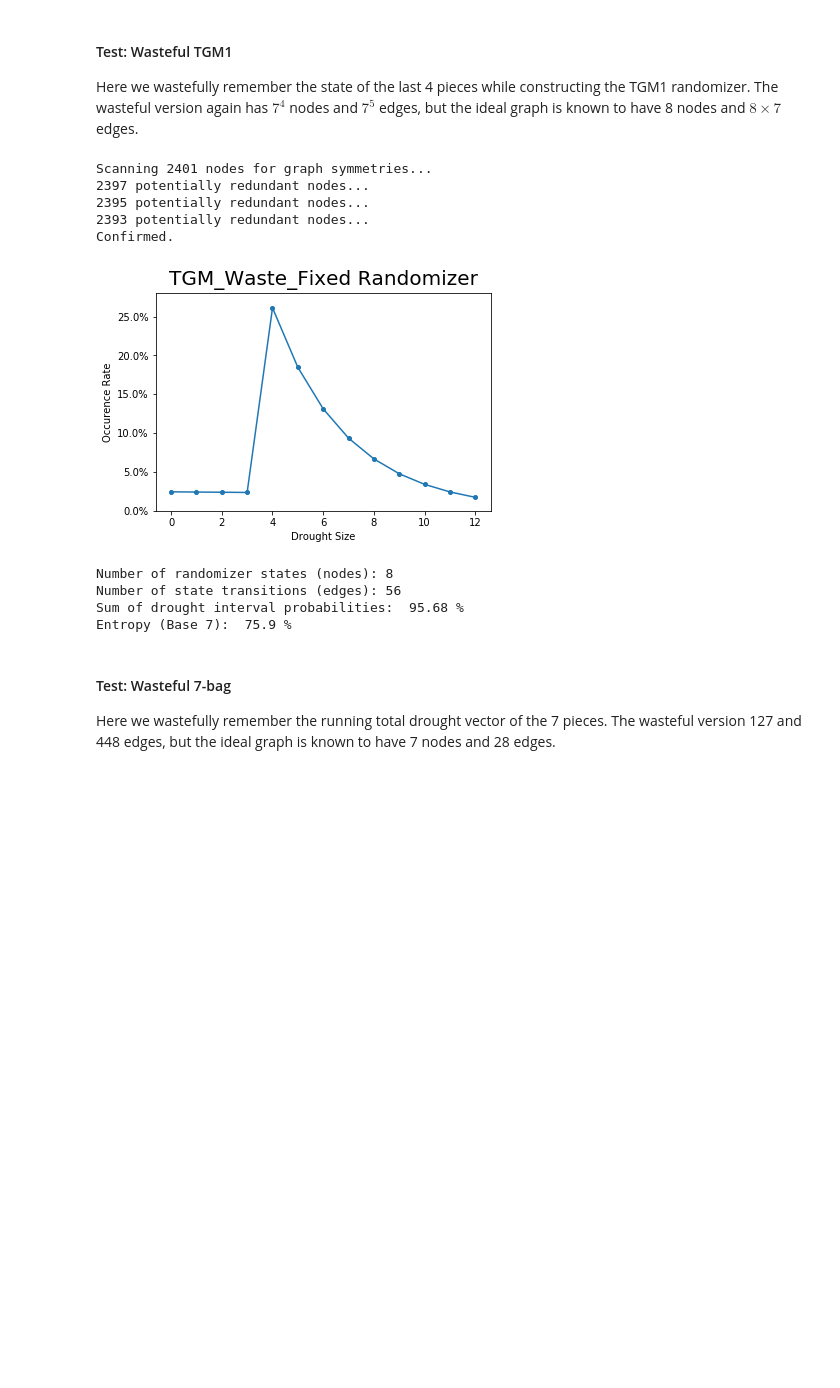
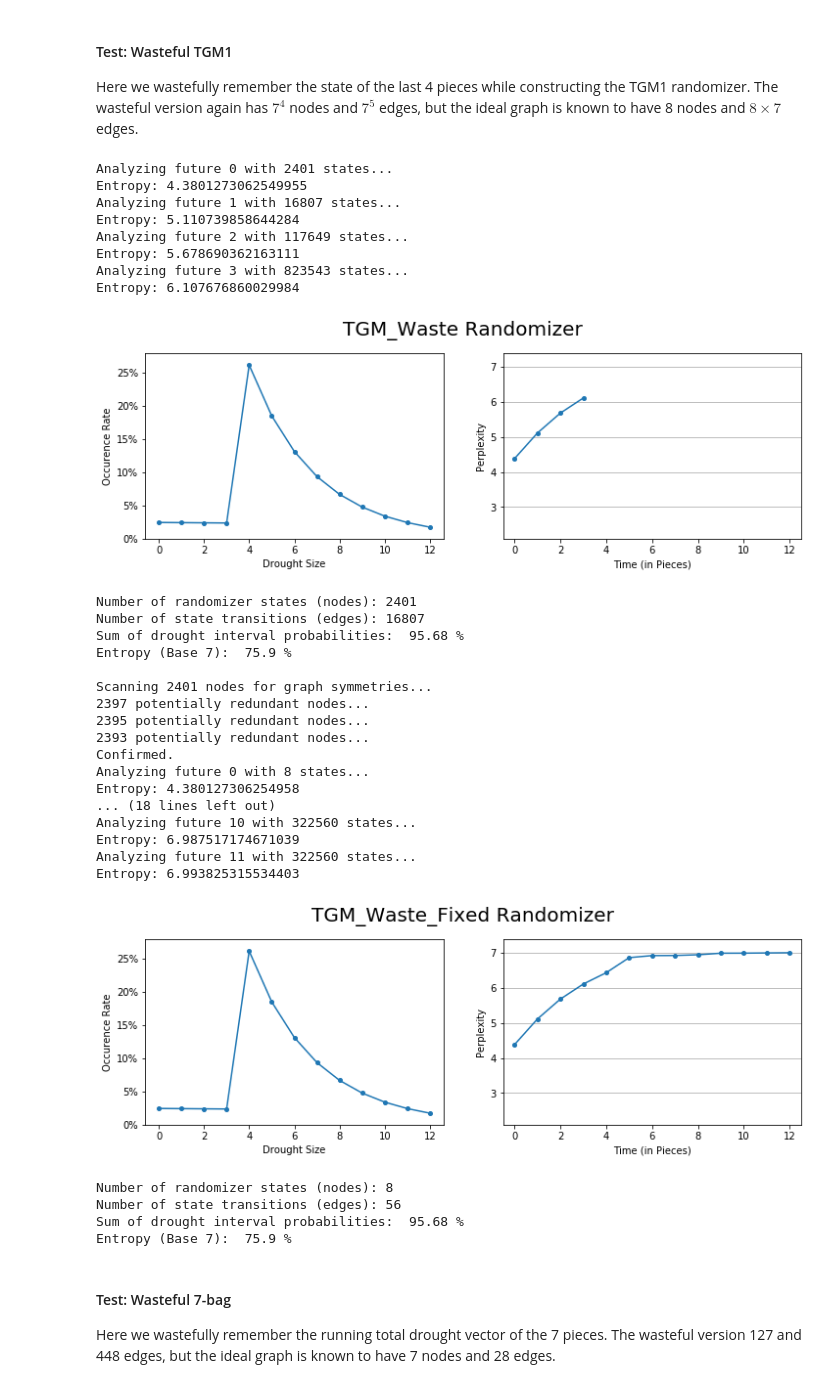
Before and after one commit to ericjtaylor/new_bags, a Jupyter notebook: new_bag.ipynb, the cells around one changed output. Drawn from its saved outputs; the diff is of its cells as text; code cells hidden in the pictures; blank space fills up the shorter version.

```diff
--- a/new_bag.ipynb
+++ b/new_bag.ipynb
@@ -290,20 +291,26 @@ def get_entropy(G, stable):
     return entropy
 
 
-def get_entropy_dist(G, stable, future_max=12):
+def get_perplexity_dist(G, stable, future_max=12):
 
     # start with weightings per the stationary distribution
     # {(original state, current state, current order map): weight within original state}
     vec = dict(
         ((state, state, (0, 1, 2, 3, 4, 5, 6)), 1) for state in stable.keys())
 
-    entropy_dist = {}
+    entropy_dist = defaultdict(lambda: 0)
+    last_round = False
     # consider only a bounded number of future piece generations
     for future in range(future_max + 1):
         # swap work buffers
         old_vec, vec = vec, defaultdict(lambda: 0)
-        pick_weight = defaultdict(lambda: 0)
-#         print("Analyzing future", future, "with", len(old_vec), "states...")
+        pick_weight = defaultdict(lambda: [0]*7)
+        # getting too big, stop early
+        if len(old_vec) > 1000000 or future == future_max:
+            last_round = True
+        if len(old_vec) > 2000000:
+            break
+        print("Analyzing future", future, "with", len(old_vec), "states...")
 
         # consider all pick order + state combinations with non-zero weight
         for ext_state, p in old_vec.items():
@@ -316,10 +323,10 @@ def get_entropy_dist(G, stable, future_max=12):
                 pick = G.edges[edge]['pick']
                 orig_pick = piece_order[pick]
                 weight = p * G.edges[edge]['weight']
-                pick_weight[(orig_state, orig_pick)] += weight
+                pick_weight[orig_state][orig_pick] += weight
 
                 # create next work list with appropriate weight
-                if future < future_max:
+                if last_round == False:
                     new_piece_order = []
                     new_piece_order.append(piece_order[pick])
                     for i in [x for x in range(7) if x != pick]:
@@ -328,20 +335,25 @@ def get_entropy_dist(G, stable, future_max=12):
                     vec[(orig_state, edge[1], new_piece_order)] += weight
 
         # calculate the entropy from pooled pick weights
-        entropy = 0
-        for ext_state, p in pick_weight.items():
-            state, pick = ext_state
+        for state, picks in pick_weight.items():
+            entropy = 0
             weight = stable[state]
-            entropy += (-p * math.log(p, 7)) * weight
-        entropy_dist[future] = entropy
-#         print("Entropy:", entropy)
+            for p in [x for x in picks if x > 0]:
+                entropy += (-p * math.log(p, 7))
+            entropy_dist[future] += pow(7, entropy) * weight
+        print("Entropy:", entropy_dist[future])
 
         # entropy is monotonic and can't exceed 1
-        if math.isclose(entropy, 1, rel_tol=1e-2):
+        if math.isclose(entropy_dist[future], 7, rel_tol=1e-3):
+            for i in range(future+1, future_max+1):
+                entropy_dist[i] = 7
             break
         # flat entropy must stay flat
-        elif future > 0 and math.isclose(entropy, entropy_dist[future - 1]):
-            entropy_dist.default_factory = lambda: entropy
+        elif future > 0 and math.isclose(entropy_dist[future], entropy_dist[future - 1]):
+            for i in range(future+1, future_max+1):
+                entropy_dist[i] = entropy_dist[future]
+            break
+        elif last_round == True:
             break
 
     return entropy_dist
@@ -1304,44 +1571,65 @@ while len(state_work) > 0:
     for pick in range(7):
         new_state = copy.deepcopy(old_state)
         n_distinct = len(set(old_state))
         picks = []
         for i in old_state:
             if i not in picks:
                 picks.append(i)
         for i in range(7):
             if i not in picks:
                 picks.append(i)
         # shuffle history down
         for i in range(4 - 1):
             new_state[4 - i - 1] = new_state[4 - i - 2]
         new_state[0] = picks[pick]
         weight = (n_distinct / 7)**4
         if pick < n_distinct:
             weight = weight / n_distinct
         else:
             weight = 1 - weight
             weight = weight / (7 - n_distinct)
 
         TGM_Waste.add_edge(
             tuple(old_state), tuple(new_state), pick=pick, weight=weight)
         if (tuple(new_state) not in state_set) and (
                 new_state not in state_work):
             state_work.append(new_state)
 
-# rand_report(TGM_Waste, "TGM_Waste")
+rand_report(TGM_Waste, "TGM_Waste")
 TGM_Waste_Fixed = fold_graph(TGM_Waste)
 rand_report(TGM_Waste_Fixed, "TGM_Waste_Fixed")
 # %% [output]
-Scanning 2401 nodes for graph symmetries...
-2397 potentially redundant nodes...
-2395 potentially redundant nodes...
-2393 potentially redundant nodes...
-Confirmed.
+Analyzing future 0 with 2401 states...
+Entropy: 4.3801273062549955
+Analyzing future 1 with 16807 states...
+Entropy: 5.110739858644284
+Analyzing future 2 with 117649 states...
+Entropy: 5.678690362163111
+Analyzing future 3 with 823543 states...
+Entropy: 6.107676860029984
-[figure, old version]
+[figure, new version]
-Number of randomizer states (nodes): 8
-Number of state transitions (edges): 56
+Number of randomizer states (nodes): 2401
+Number of state transitions (edges): 16807
 Sum of drought interval probabilities:  95.68 %
 Entropy (Base 7):  75.9 %
+
+Scanning 2401 nodes for graph symmetries...
+2397 potentially redundant nodes...
+2395 potentially redundant nodes...
+2393 potentially redundant nodes...
+Confirmed.
+Analyzing future 0 with 8 states...
+Entropy: 4.380127306254958
+... (18 lines left out)
+Analyzing future 10 with 322560 states...
+Entropy: 6.987517174671039
+Analyzing future 11 with 322560 states...
+Entropy: 6.993825315534403
+[figure, added]
+Number of randomizer states (nodes): 8
+Number of state transitions (edges): 56
+Sum of drought interval probabilities:  95.68 %
+Entropy (Base 7):  75.9 %
 # %% [markdown]
 #### Test: Wasteful 7-bag
 Here we wastefully remember the running total drought vector of the 7 pieces. The wasteful version 127 and 448 edges, but the ideal graph is known to have 7 nodes and 28 edges.
```
Also changed, not shown: parts of 21 cells of this notebook.
